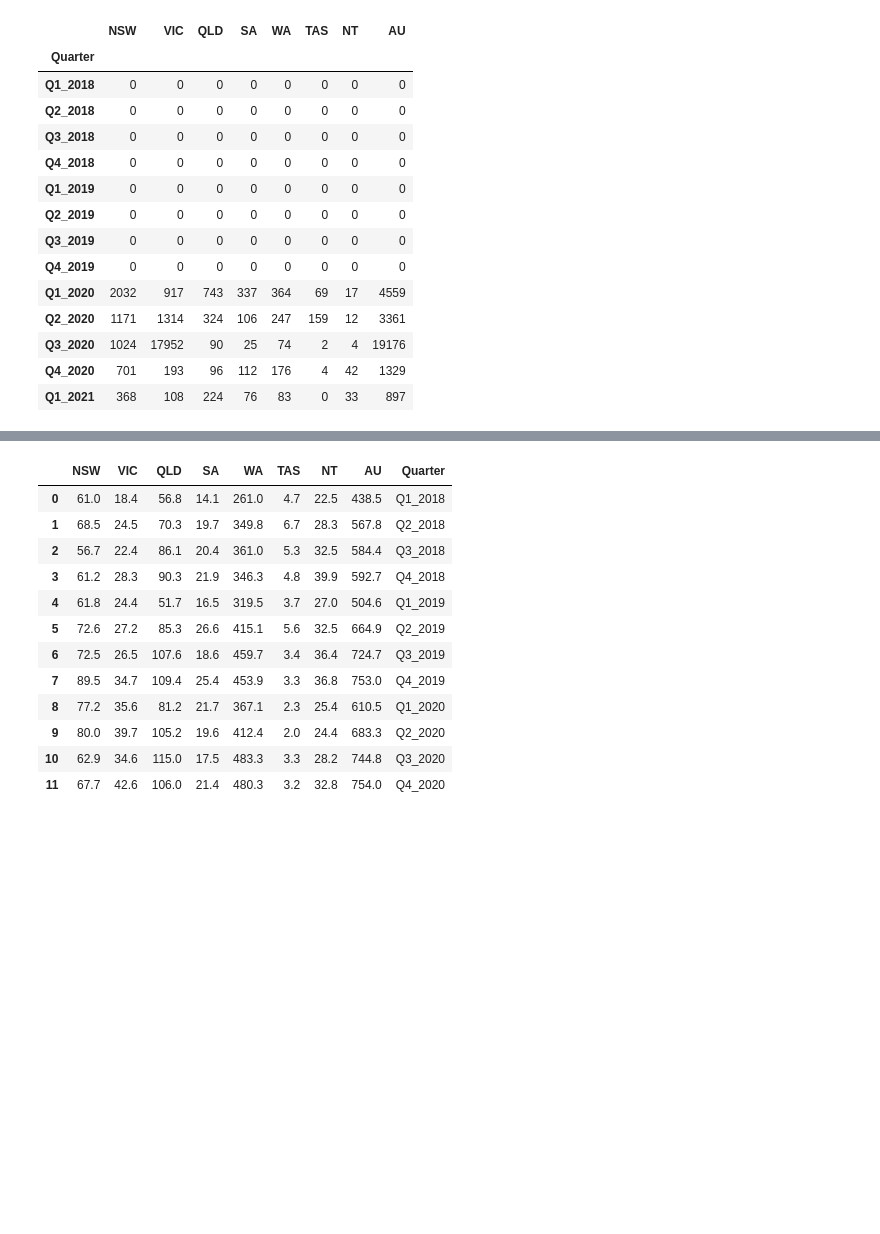
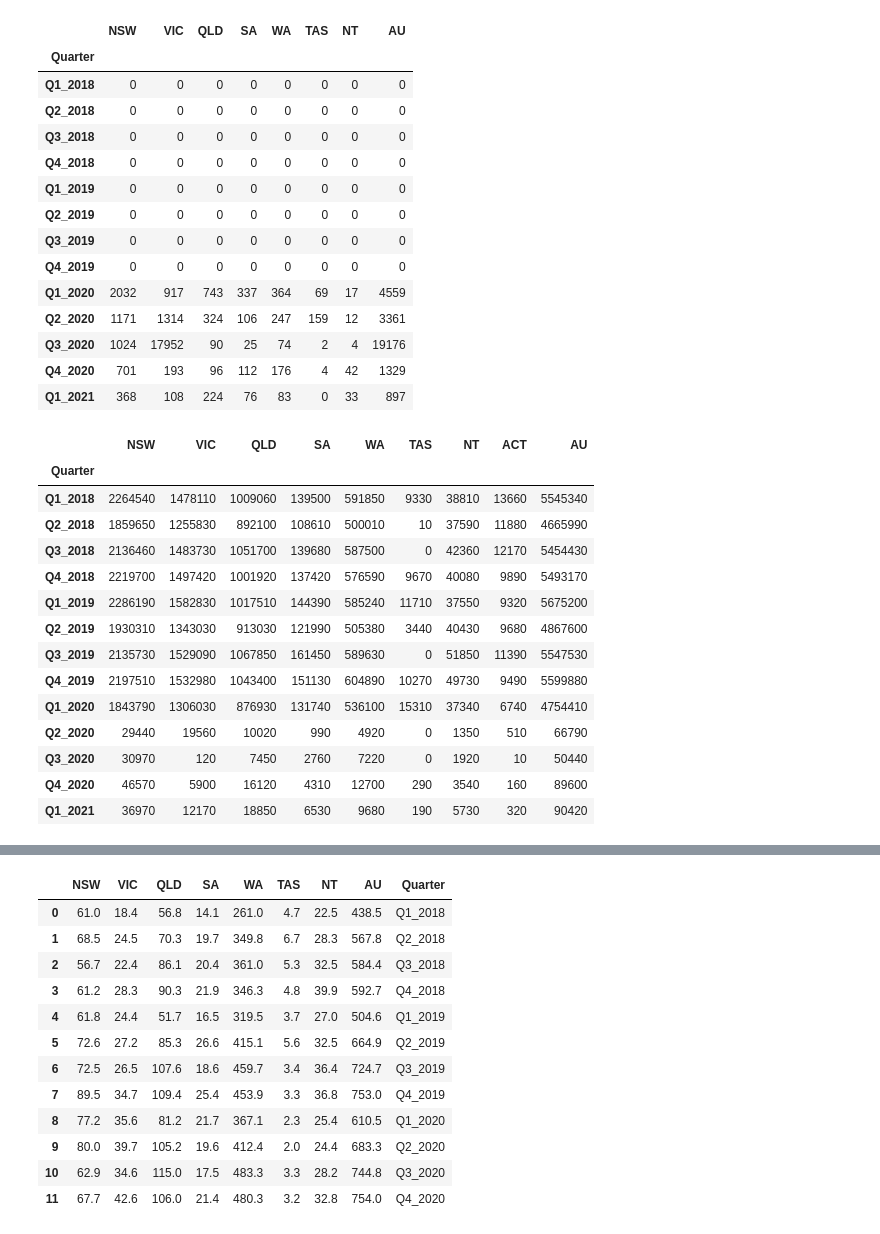
Before and after one commit to rfcamo/group5project, a Jupyter notebook: cleaning_files/plot_data.ipynb, the cells around one changed output, grey strips where cells are left out. Saved outputs shown, nothing was run; the diff lists cells and outputs as text; code cells hidden in the pictures; blank space fills up the shorter version.

```diff
--- a/cleaning_files/plot_data.ipynb
+++ b/cleaning_files/plot_data.ipynb
@@ -84,3 +91,23 @@ c19_q_travel
 | Q3_2020 | 1024 | 17952 | 90 | 25 | 74 | 2 | 4 | 19176 |
 | Q4_2020 | 701 | 193 | 96 | 112 | 176 | 4 | 42 | 1329 |
 | Q1_2021 | 368 | 108 | 224 | 76 | 83 | 0 | 33 | 897 |
+# %%
+arrive = arrive_df.iloc[:,1:]
+arrive = arrive.set_index('Quarter')
+arrive
+# %% [output]
+|  | NSW | VIC | QLD | SA | WA | TAS | NT | ACT | AU |
+| Quarter |  |  |  |  |  |  |  |  |  |
+| Q1_2018 | 2264540 | 1478110 | 1009060 | 139500 | 591850 | 9330 | 38810 | 13660 | 5545340 |
+| Q2_2018 | 1859650 | 1255830 | 892100 | 108610 | 500010 | 10 | 37590 | 11880 | 4665990 |
+| Q3_2018 | 2136460 | 1483730 | 1051700 | 139680 | 587500 | 0 | 42360 | 12170 | 5454430 |
+| Q4_2018 | 2219700 | 1497420 | 1001920 | 137420 | 576590 | 9670 | 40080 | 9890 | 5493170 |
+| Q1_2019 | 2286190 | 1582830 | 1017510 | 144390 | 585240 | 11710 | 37550 | 9320 | 5675200 |
+| Q2_2019 | 1930310 | 1343030 | 913030 | 121990 | 505380 | 3440 | 40430 | 9680 | 4867600 |
+| Q3_2019 | 2135730 | 1529090 | 1067850 | 161450 | 589630 | 0 | 51850 | 11390 | 5547530 |
+| Q4_2019 | 2197510 | 1532980 | 1043400 | 151130 | 604890 | 10270 | 49730 | 9490 | 5599880 |
+| Q1_2020 | 1843790 | 1306030 | 876930 | 131740 | 536100 | 15310 | 37340 | 6740 | 4754410 |
+| Q2_2020 | 29440 | 19560 | 10020 | 990 | 4920 | 0 | 1350 | 510 | 66790 |
+| Q3_2020 | 30970 | 120 | 7450 | 2760 | 7220 | 0 | 1920 | 10 | 50440 |
+| Q4_2020 | 46570 | 5900 | 16120 | 4310 | 12700 | 290 | 3540 | 160 | 89600 |
+| Q1_2021 | 36970 | 12170 | 18850 | 6530 | 9680 | 190 | 5730 | 320 | 90420 |
```
Also changed, not shown: parts of 7 cells of this notebook, 1 other file.
